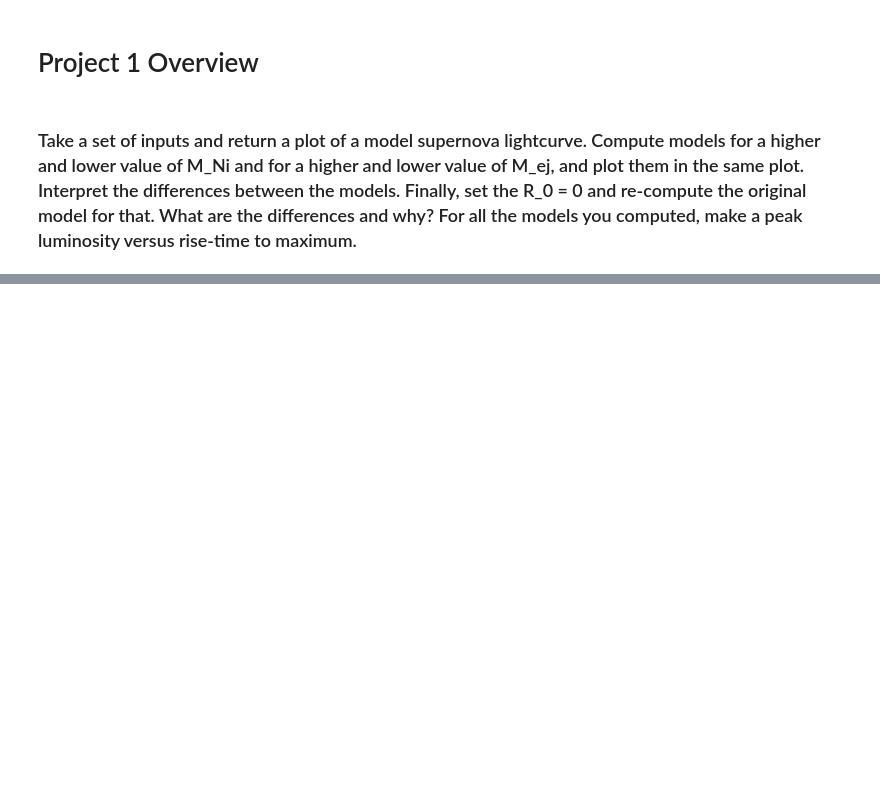
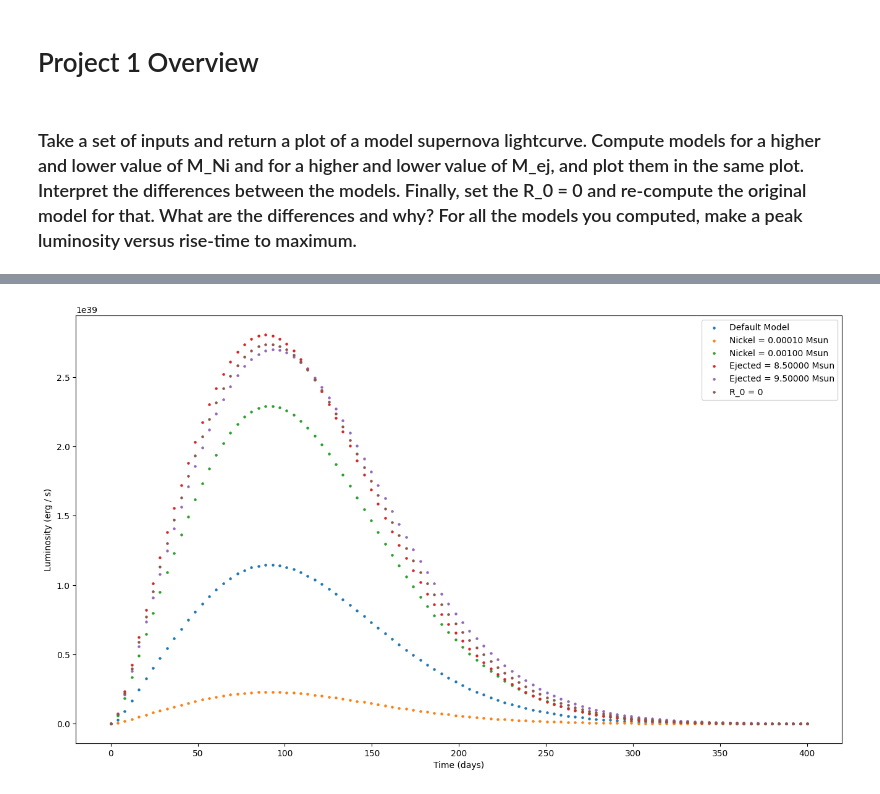
Before and after one commit to LatioAstro/Practice, a Jupyter notebook: CompAstroPhysProj1.ipynb, the cells around one changed output, grey strips where cells are left out. Saved outputs shown, nothing was run; the diff lists cells and outputs as text; code cells hidden in the pictures; blank space fills up the shorter version.

Commit message:
Completed the computations, will interpret the data later.

```diff
--- a/CompAstroPhysProj1.ipynb
+++ b/CompAstroPhysProj1.ipynb
@@ -38,0 +37,84 @@ def luminosity():
+# %%
+# Define Initial Parameters for modeling the Supernova's light curve.
+Star_Mass = 10 * u.M_sun
+Star_Radius = 10 * u.R_sun
+M_Ni = 0.00005 * Star_Mass
+M_Ni = M_Ni.to(u.g)
+M_ej = 0.9 * Star_Mass
+M_ej = M_ej.to(u.g)
+R_0 = 1 * Star_Radius
+R_0 = R_0.to(u.cm)
+v = 4500 * u.km / u.s
+v = v.to(u.cm / u.s)
+opacity = 0.4 * u.cm**2 / u.g
+beta = 13.7
+E_Ni = 3.9 * 1e10 * u.erg / u.g
+E_Co = 6.8 * 1e9 * u.erg / u.g
+T_Co = 111.3 * u.d
+T_Co = T_Co.to(u.s)
+T_Ni = 8.8 * u.d
+T_Ni = T_Ni.to(u.s)
+days = 400
+n = 100
+
+# Initializing the figure so that we can plot multiple light curves.
+plt.figure(figsize=(16,9))
+
+# Creating the luminosity array for later. Also making the time array.
+luminosity_array = []
+time_array = np.linspace(0,days,n)
+
+# Calculating the default model.
+for t in time_array * u.d:
+    td = diffusion_calc(M_ej, beta, opacity, v).to(u.s)
+    t_sec = t.to(u.s)
+    L = luminosity(t_sec, M_Ni, R_0, v, td, T_Ni, T_Co, E_Ni, E_Co)
+    luminosity_array.append(L[0])
+    print(f"At time {t.to(u.d):.2f}, the luminosity is {L[0]:.2e}")
+plt.scatter(time_array, luminosity_array, s=5, label = f"Default Model")
+
+# Higher and lower Nickel mass.
+for nickel_mass in [0.00001 * Star_Mass, 0.0001 * Star_Mass]:
+    M_Ni = nickel_mass.to(u.g)
+    luminosity_array = []
+    for t in time_array * u.d:
+        td = diffusion_calc(M_ej, beta, opacity, v).to(u.s)
+        t_sec = t.to(u.s)
+        L = luminosity(t_sec, M_Ni, R_0, v, td, T_Ni, T_Co, E_Ni, E_Co)
+        luminosity_array.append(L[0])
+        print(f"At time {t.to(u.d):.2f}, the luminosity is {L[0]:.2e}")
+    plt.scatter(time_array, luminosity_array, s=5, label = f"Nickel = {nickel_mass.to(u.M_sun).value:.5f} Msun")
+
+# Resetting the Nickel mass to default, so that the next loop has default parameters.
+M_Ni = 0.00012 * Star_Mass
+M_Ni = M_Ni.to(u.g)
+
+for ejected_mass in [0.85 * Star_Mass, 0.95 * Star_Mass]:
+    M_ej = ejected_mass.to(u.g)
+    luminosity_array = []
+    for t in time_array * u.d:
+        td = diffusion_calc(M_ej, beta, opacity, v).to(u.s)
+        t_sec = t.to(u.s)
+        L = luminosity(t_sec, M_Ni, R_0, v, td, T_Ni, T_Co, E_Ni, E_Co)
+        luminosity_array.append(L[0])
+        print(f"At time {t.to(u.d):.2f}, the luminosity is {L[0]:.2e}")
+    plt.scatter(time_array, luminosity_array, s=5, label = f"Ejected = {ejected_mass.to(u.M_sun).value:.5f} Msun")
+
+# Resetting the Ejected mass to default, so that the final loop has default
+M_ej = 0.9 * Star_Mass
+M_ej = M_ej.to(u.g)
+R_0 = 0 * Star_Radius
+R_0 = R_0.to(u.cm)
+luminosity_array = []
+for t in time_array * u.d:
+    td = diffusion_calc(M_ej, beta, opacity, v).to(u.s)
+    t_sec = t.to(u.s)
+    L = luminosity(t_sec, M_Ni, R_0, v, td, T_Ni, T_Co, E_Ni, E_Co)
+    luminosity_array.append(L[0])
+    print(f"At time {t.to(u.d):.2f}, the luminosity is {L[0]:.2e}")
+plt.scatter(time_array, luminosity_array, s=5, label = f"R_0 = 0")
+
+plt.legend()
+plt.ylabel("Luminosity (erg / s)")
+plt.xlabel("Time (days)")
+# %% [output]
@@ -38,0 +139 @@ def luminosity():
+[figure, added]
```
Also changed, not shown: parts of 4 cells of this notebook.
